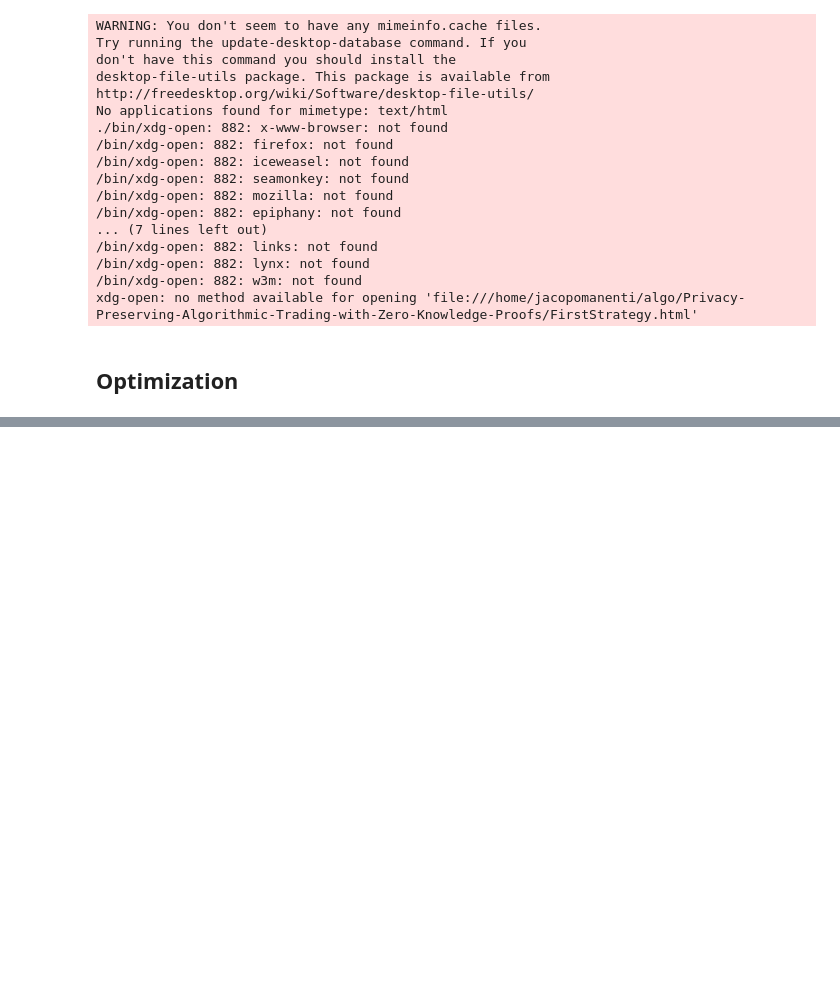
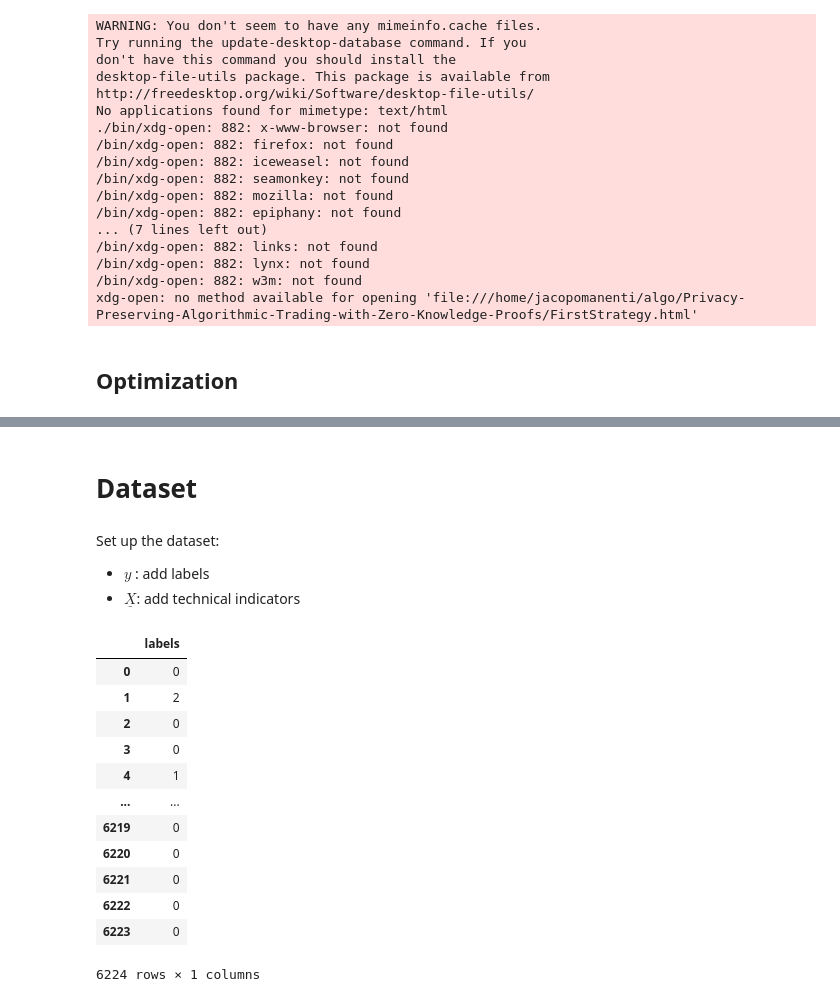
Before and after one commit to jacopomanenti01/Privacy-Preserving-Algorithmic-Trading-with-Zero-Knowledge-Proofs, a Jupyter notebook: ZK proof & Decision Tree-Based Approach for Algorithmic Trading on S&P 50.ipynb, the cells around one changed output, grey strips where cells are left out. Saved outputs shown, nothing was run; the diff lists cells and outputs as text; code cells hidden in the pictures; blank space fills up the shorter version.

```diff
--- a/ZK proof & Decision Tree-Based Approach for Algorithmic Trading on S&P 50.ipynb
+++ b/ZK proof & Decision Tree-Based Approach for Algorithmic Trading on S&P 50.ipynb
@@ -195,0 +262,24 @@ xdg-open: no method available for opening 'file:///home/jacopomanenti/algo/Priva
+# %% [markdown]
+# Dataset
+# %% [markdown]
+Set up the dataset:
+* $y$ : add labels
+* $\underline{X}$: add technical indicators
+# %%
+
+df = pd.DataFrame({"labels":labels}, )
+df
+# %% [output]
+|  | labels |
+| 0 | 0 |
+| 1 | 2 |
+| 2 | 0 |
+| 3 | 0 |
+| 4 | 1 |
+| ... | ... |
+| 6219 | 0 |
+| 6220 | 0 |
+| 6221 | 0 |
+| 6222 | 0 |
+| 6223 | 0 |
+6224 rows × 1 columns
```
Also changed, not shown: parts of 10 cells of this notebook.
